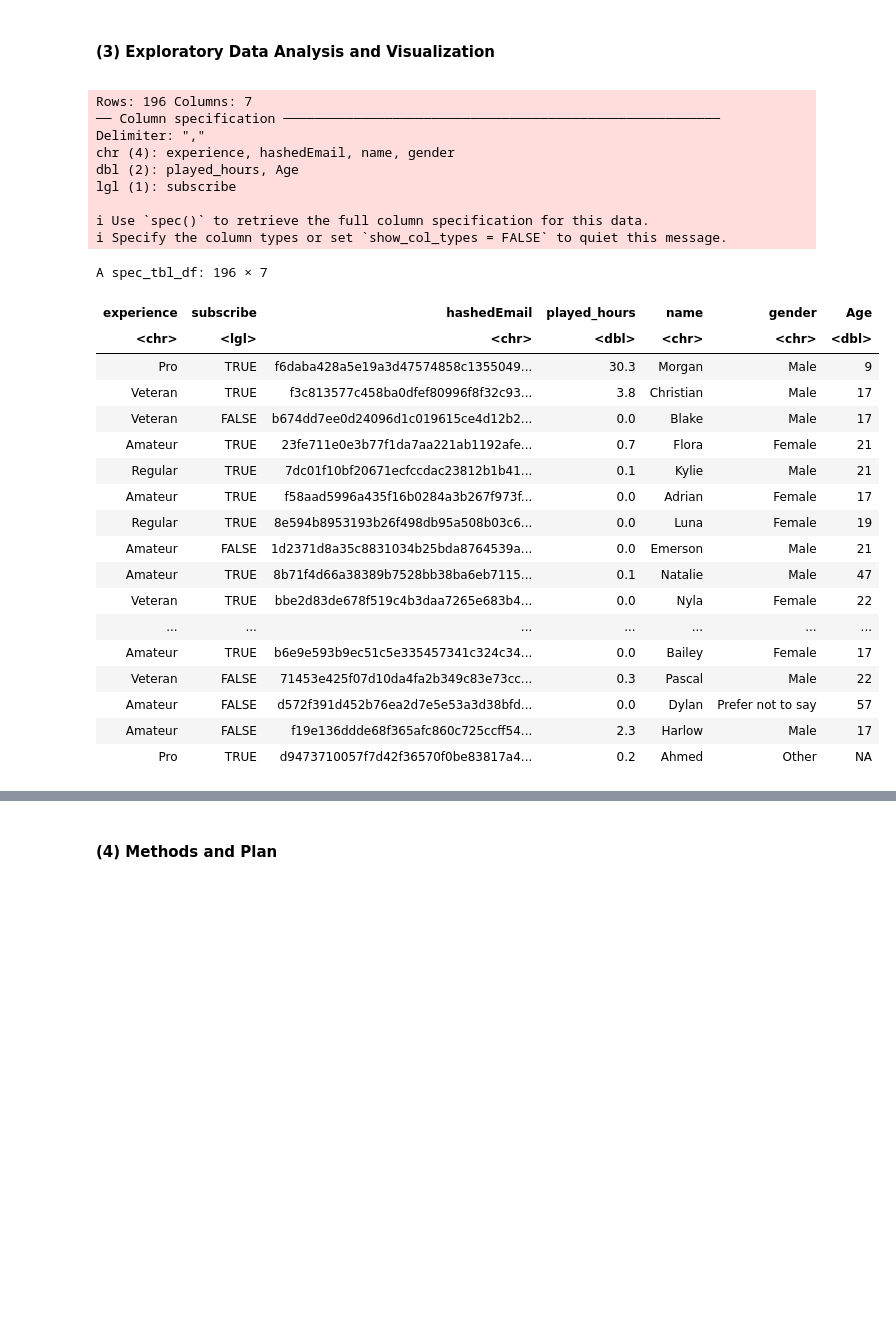
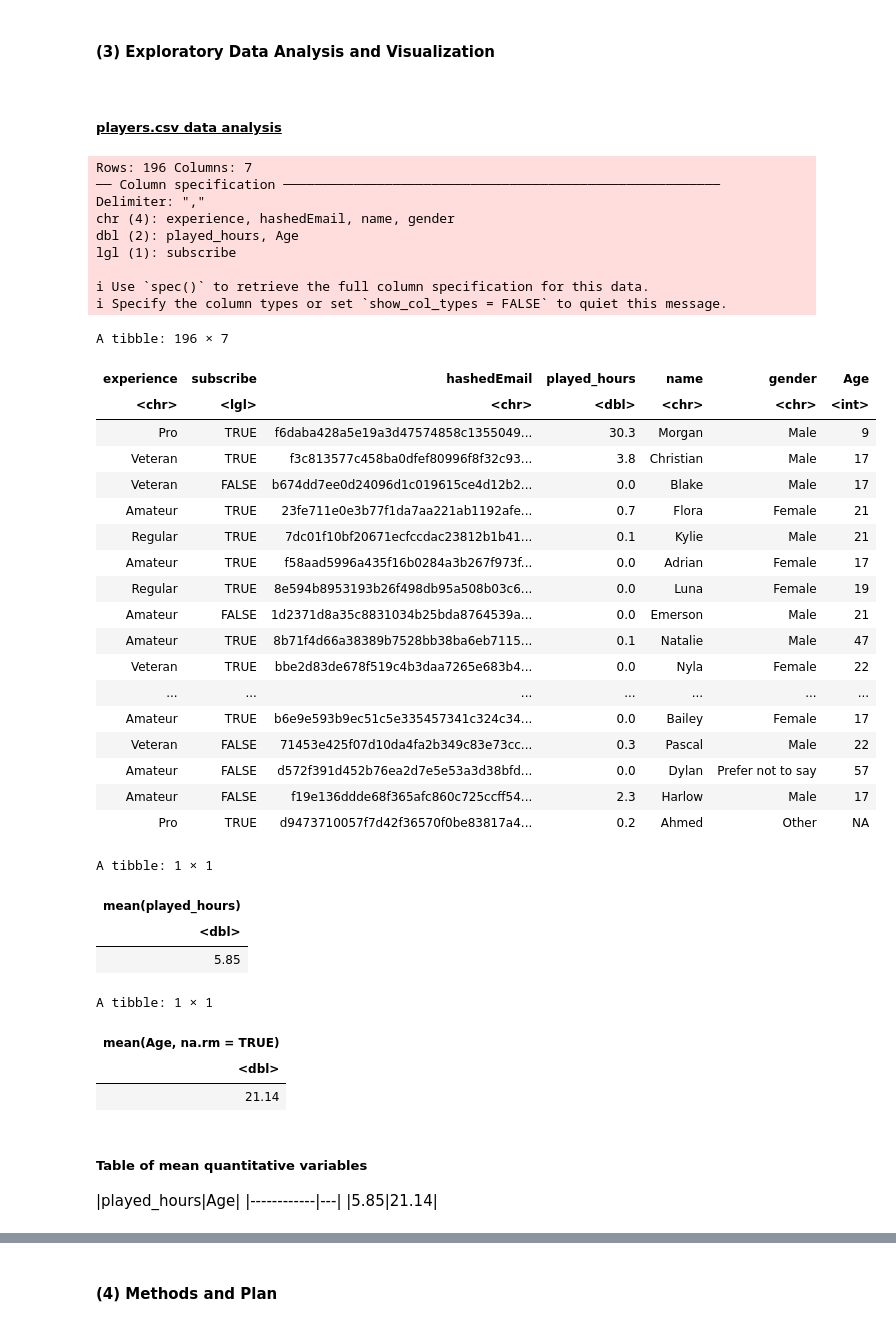
Before and after one commit to eelainelee/individual_planning_stage, a Jupyter notebook: individual_planning_stage.ipynb, the cells around one changed output, grey strips where cells are left out. Saved outputs shown, nothing was run; the diff lists cells and outputs as text; code cells hidden in the pictures; blank space fills up the shorter version.

Commit message:
computed mean values of quantitative variables for (3)

```diff
--- a/individual_planning_stage.ipynb
+++ b/individual_planning_stage.ipynb
@@ -17,22 +50,35 @@ library(tidyverse)
 The `played_hours` and `subscribe` variables from the `players.csv` dataset will be used to answer this question.
 # %% [markdown]
 **<h4>(3) Exploratory Data Analysis and Visualization</h4>**
+# %% [markdown]
+<h5><u>players.csv data analysis</u></h5>
 # %%
+# loading data into R
 players <- read_csv("https://raw.githubusercontent.com/eelainelee/individual_planning_stage/refs/heads/main/players.csv")
-players
+
+# tidying data (changing dbl into int)
+tidy_players <- mutate(players, Age = as.integer(Age))
+tidy_players
+
+# computing mean values
+mean_played_hours <- round(summarize(tidy_players, mean(played_hours)),2)
+mean_played_hours
+
+mean_Age <- round(summarize(tidy_players, mean(Age, na.rm = TRUE)),2)
+mean_Age
 # %% [output]
 Rows: 196 Columns: 7
 ── Column specification ────────────────────────────────────────────────────────
 Delimiter: ","
 chr (4): experience, hashedEmail, name, gender
 dbl (2): played_hours, Age
 lgl (1): subscribe
 
 ℹ Use `spec()` to retrieve the full column specification for this data.
 ℹ Specify the column types or set `show_col_types = FALSE` to quiet this message.
-A spec_tbl_df: 196 × 7
+A tibble: 196 × 7
 | experience | subscribe | hashedEmail | played_hours | name | gender | Age |
-| <chr> | <lgl> | <chr> | <dbl> | <chr> | <chr> | <dbl> |
+| <chr> | <lgl> | <chr> | <dbl> | <chr> | <chr> | <int> |
 | Pro | TRUE | f6daba428a5e19a3d47574858c1355049... | 30.3 | Morgan | Male | 9 |
 | Veteran | TRUE | f3c813577c458ba0dfef80996f8f32c93... | 3.8 | Christian | Male | 17 |
 | Veteran | FALSE | b674dd7ee0d24096d1c019615ce4d12b2... | 0.0 | Blake | Male | 17 |
@@ -49,3 +95,16 @@ A spec_tbl_df: 196 × 7
 | Amateur | FALSE | d572f391d452b76ea2d7e5e53a3d38bfd... | 0.0 | Dylan | Prefer not to say | 57 |
 | Amateur | FALSE | f19e136ddde68f365afc860c725ccff54... | 2.3 | Harlow | Male | 17 |
 | Pro | TRUE | d9473710057f7d42f36570f0be83817a4... | 0.2 | Ahmed | Other | NA |
+A tibble: 1 × 1
+| mean(played_hours) |
+| <dbl> |
+| 5.85 |
+A tibble: 1 × 1
+| mean(Age, na.rm = TRUE) |
+| <dbl> |
+| 21.14 |
+# %% [markdown]
+**<h5>Table of mean quantitative variables</h5>**
+|played_hours|Age|
+|------------|---|
+|5.85|21.14|
```
Also changed, not shown: parts of 3 cells of this notebook.
